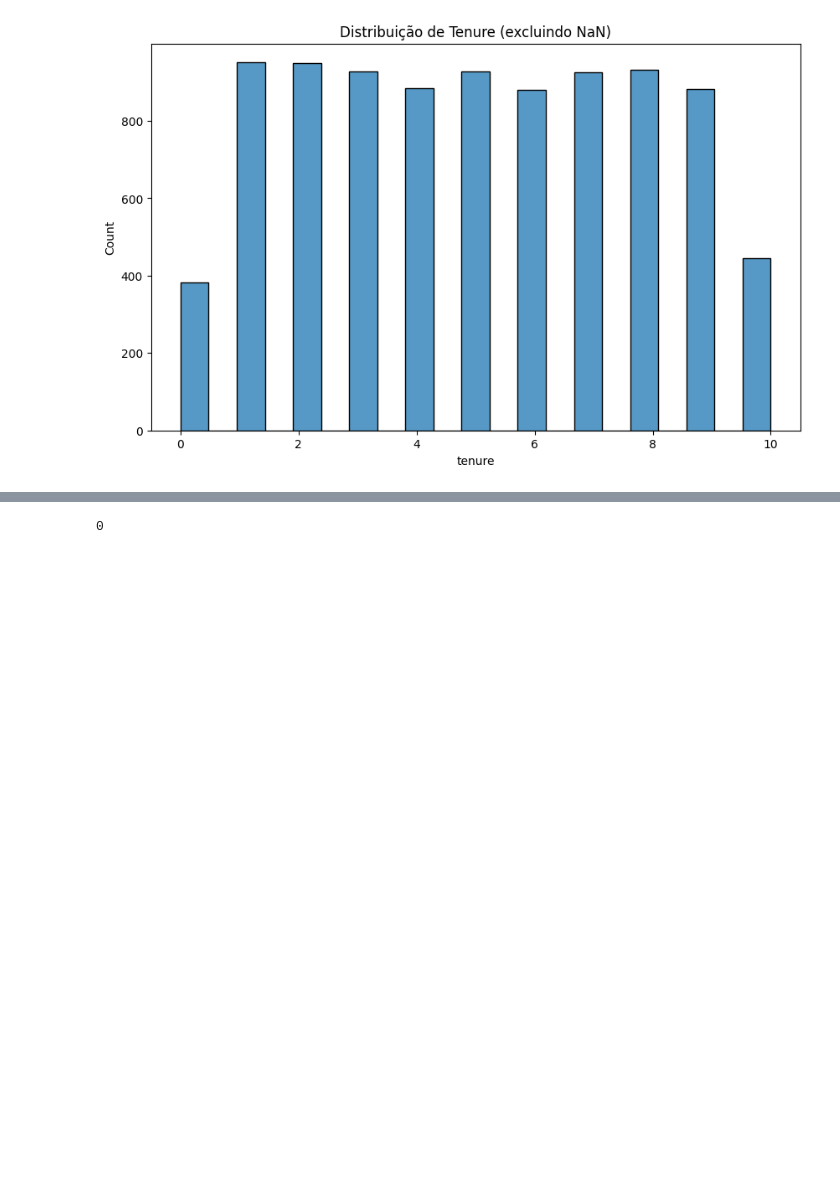
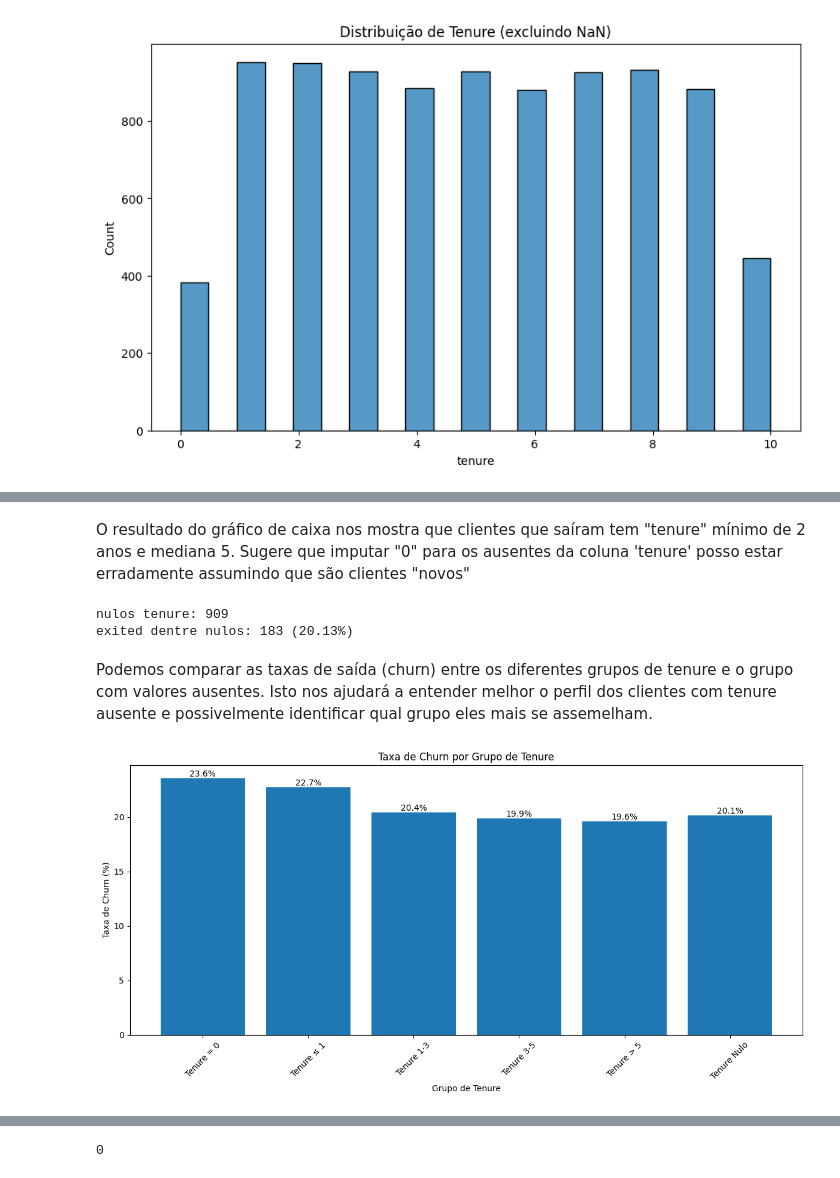
Before and after one commit to Angelaidt/Sprint-09-Beta-Bank, a Jupyter notebook: Untitled-1.ipynb, the cells around one changed output, grey strips where cells are left out. Cells and saved outputs as stored; diff of their text form; code cells hidden in the pictures; blank space fills up the shorter version.

```diff
--- a/Untitled-1.ipynb
+++ b/Untitled-1.ipynb
@@ -132,21 +125,30 @@ Média de creditscore:
 # Criar grupos para comparação
 zero_tenure = data[data['tenure'] == 0]
 low_tenure = data[data['tenure'] <= 1]  # clientes com até 1 ano
+medium_tenure = data[(data['tenure'] > 1) & (data['tenure'] <= 3)]  # clientes com mais de 1 ano até 3 anos
+high_teure = data[(data['tenure'] > 3) & (data['tenure'] <= 5)]# clientes com mais de 3 anos e até 5 anos
+super_high_tenure = data[data['tenure'] > 5]  # clientes com mais de 5 anos
 null_tenure = data[data['tenure'].isnull()]
 
 # Comparar perfis
 print("1. Quantidade de clientes em cada grupo:")
 print(f"Tenure = 0: {len(zero_tenure)}")
 print(f"Tenure <= 1: {len(low_tenure)}")
+print(f"Tenure > 1 e <= 3: {len(medium_tenure)}")
+print(f"Tenure > 3 e <= 5: {len(high_tenure)}")
+print(f"Tenure > 5: {len(super_high_tenure)}")
 print(f"Tenure ausente: {len(null_tenure)}")
 
 # Comparar médias de outras variáveis importantes
-vars_to_compare = ['balance', 'numofproducts', 'creditscore']
+vars_to_compare = ['balance', 'numofproducts','isactivemember']
 print("\n2. Comparação de médias:")
 for var in vars_to_compare:
     print(f"\nMédia de {var}:")
     print(f"- Clientes com tenure = 0: {zero_tenure[var].mean():.2f}")
     print(f"- Clientes com tenure <= 1: {low_tenure[var].mean():.2f}")
+    print(f"- Clientes com tenure > 1 e <= 3: {medium_tenure[var].mean():.2f}")
+    print(f"- Clientes com tenure > 3 e <= 5: {high_tenure[var].mean():.2f}")
+    print(f"- Clientes com tenure > 5: {super_high_tenure[var].mean():.2f}")
     print(f"- Clientes com tenure ausente: {null_tenure[var].mean():.2f}")
 # %% [output]
 1. Quantidade de clientes em cada grupo:
@@ -211,0 +190,42 @@ print(pd.crosstab(data['gender'], data['tenure'].isnull(), normalize='columns'))
+# %% [markdown]
+O resultado do gráfico de caixa nos mostra que clientes que saíram tem "tenure" mínimo de 2 anos e mediana 5. Sugere que imputar "0" para os ausentes da coluna 'tenure' posso estar erradamente assumindo que são clientes "novos"
+# %%
+# quantidades e taxa de saída no grupo com NaN
+n_null = null_tenure.shape[0]
+exited_null = null_tenure['exited'].sum()
+print("nulos tenure:", n_null)
+print("exited dentre nulos:", exited_null, f"({exited_null / n_null:.2%})")
+# %% [output]
+nulos tenure: 909
+exited dentre nulos: 183 (20.13%)
+# %% [markdown]
+Podemos comparar as taxas de saída (churn) entre os diferentes grupos de tenure e o grupo com valores ausentes. Isto nos ajudará a entender melhor o perfil dos clientes com tenure ausente e possivelmente identificar qual grupo eles mais se assemelham.
+# %%
+# Criar visualização das taxas de churn por grupo
+churn_rates = {
+    'Tenure = 0': zero_tenure['exited'].mean(),
+    'Tenure ≤ 1': low_tenure['exited'].mean(),
+    'Tenure 1-3': medium_tenure['exited'].mean(),
+    'Tenure 3-5': high_tenure['exited'].mean(),
+    'Tenure > 5': super_high_tenure['exited'].mean(),
+    'Tenure Nulo': null_tenure['exited'].mean()
+}
+
+plt.figure(figsize=(12,6))
+bars = plt.bar(churn_rates.keys(), [v*100 for v in churn_rates.values()])
+plt.title('Taxa de Churn por Grupo de Tenure')
+plt.xlabel('Grupo de Tenure')
+plt.ylabel('Taxa de Churn (%)')
+plt.xticks(rotation=45)
+
+# Adicionar valores nas barras
+for bar in bars:
+    height = bar.get_height()
+    plt.text(bar.get_x() + bar.get_width()/2., height,
+             f'{height:.1f}%',
+             ha='center', va='bottom')
+
+plt.tight_layout()
+plt.show()
+# %% [output]
+[figure, added]
```
Also changed, not shown: parts of 25 cells of this notebook.
